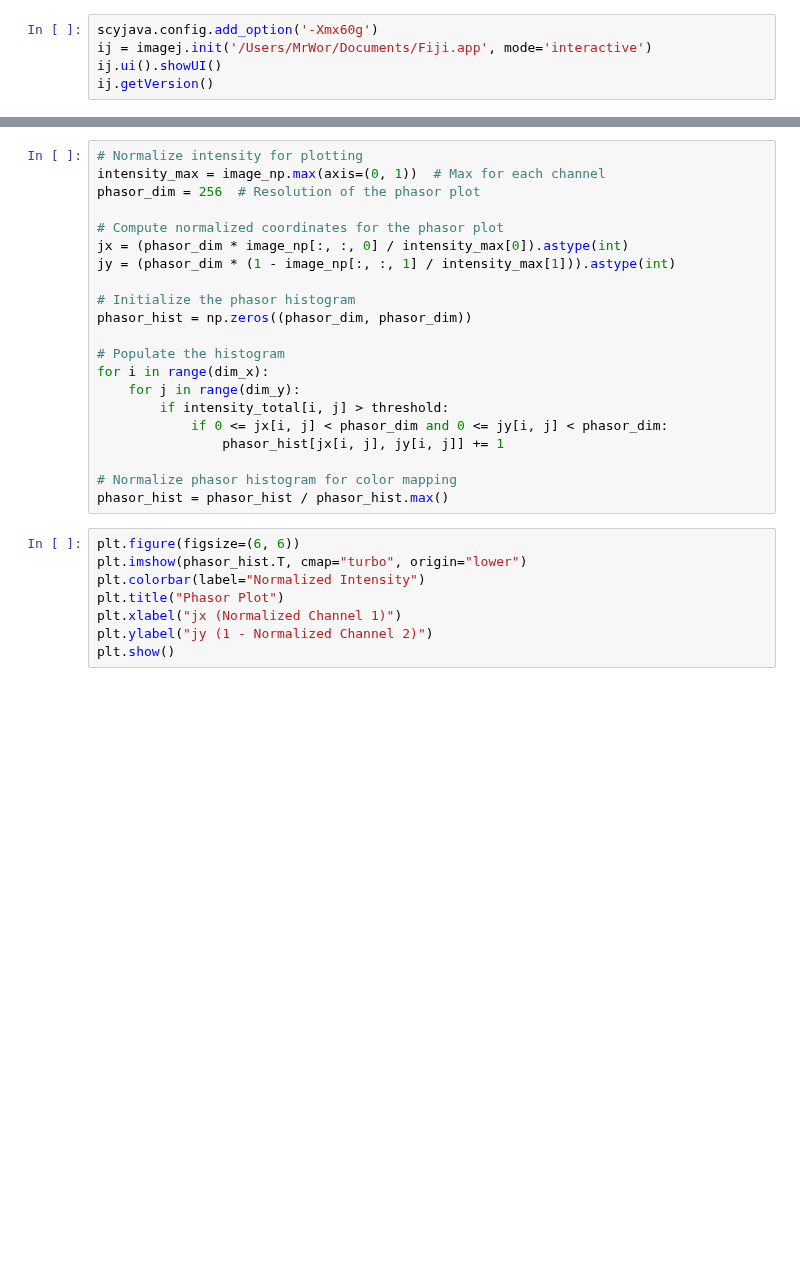
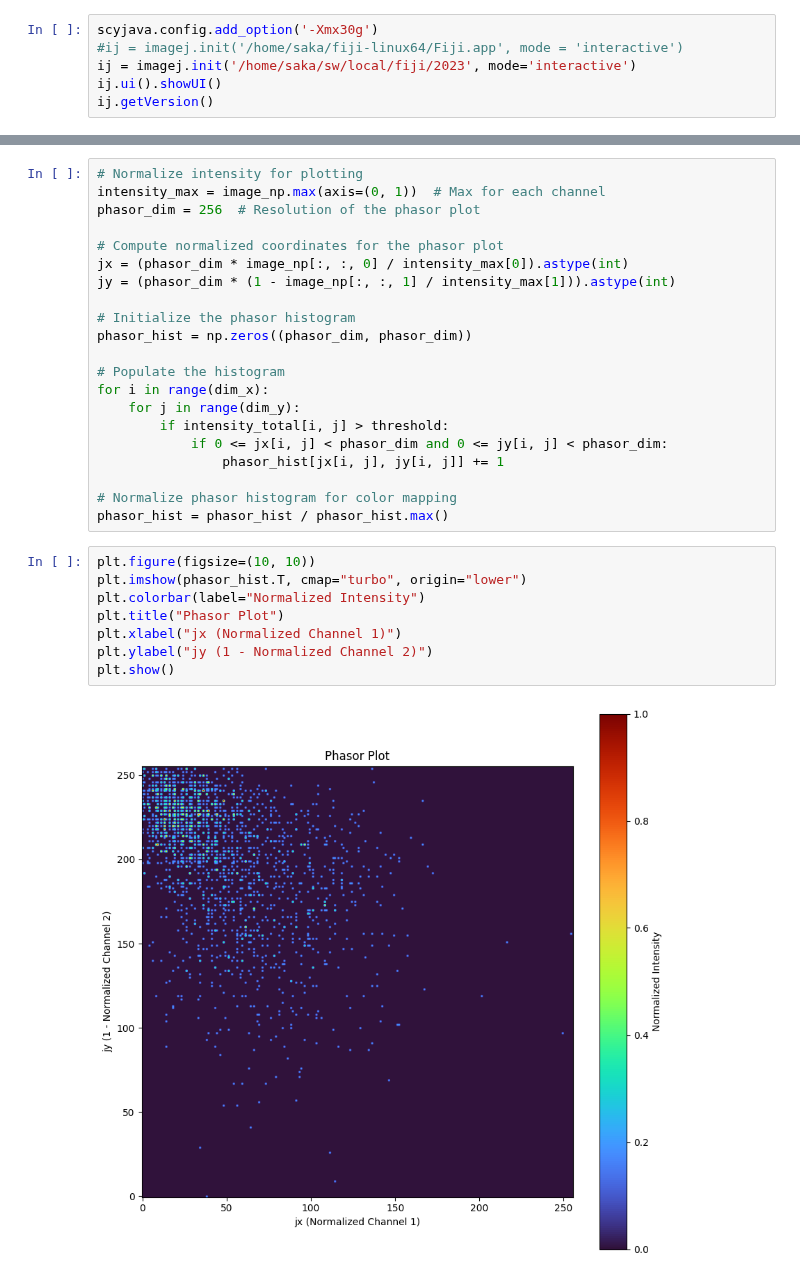
Before and after one commit to jaugenst/pyimagej_workflows, a Jupyter notebook: notebooks/test_phasor.ipynb, the cells around one changed output, grey strips where cells are left out. Saved outputs shown, nothing was run; the diff lists cells and outputs as text; blank space fills up the shorter version.

```diff
--- a/notebooks/test_phasor.ipynb
+++ b/notebooks/test_phasor.ipynb
@@ -35,7 +35,8 @@ from sklearn import discriminant_analysis
 from sklearn.discriminant_analysis import LinearDiscriminantAnalysis as LDA
 from sklearn.preprocessing import StandardScaler
 # %%
-scyjava.config.add_option('-Xmx60g')
-ij = imagej.init('/Users/MrWor/Documents/Fiji.app', mode='interactive')
+scyjava.config.add_option('-Xmx30g')
+#ij = imagej.init('/home/saka/fiji-linux64/Fiji.app', mode = 'interactive')
+ij = imagej.init('/home/saka/sw/local/fiji/2023', mode='interactive')
 ij.ui().showUI()
 ij.getVersion()
@@ -118,10 +121,12 @@ for i in range(dim_x):
 # Normalize phasor histogram for color mapping
 phasor_hist = phasor_hist / phasor_hist.max()
 # %%
-plt.figure(figsize=(6, 6))
+plt.figure(figsize=(10, 10))
 plt.imshow(phasor_hist.T, cmap="turbo", origin="lower")
 plt.colorbar(label="Normalized Intensity")
 plt.title("Phasor Plot")
 plt.xlabel("jx (Normalized Channel 1)")
 plt.ylabel("jy (1 - Normalized Channel 2)")
 plt.show()
+# %% [output]
+[figure, added]
```
Also changed, not shown: parts of 3 cells of this notebook, 1 other file.
